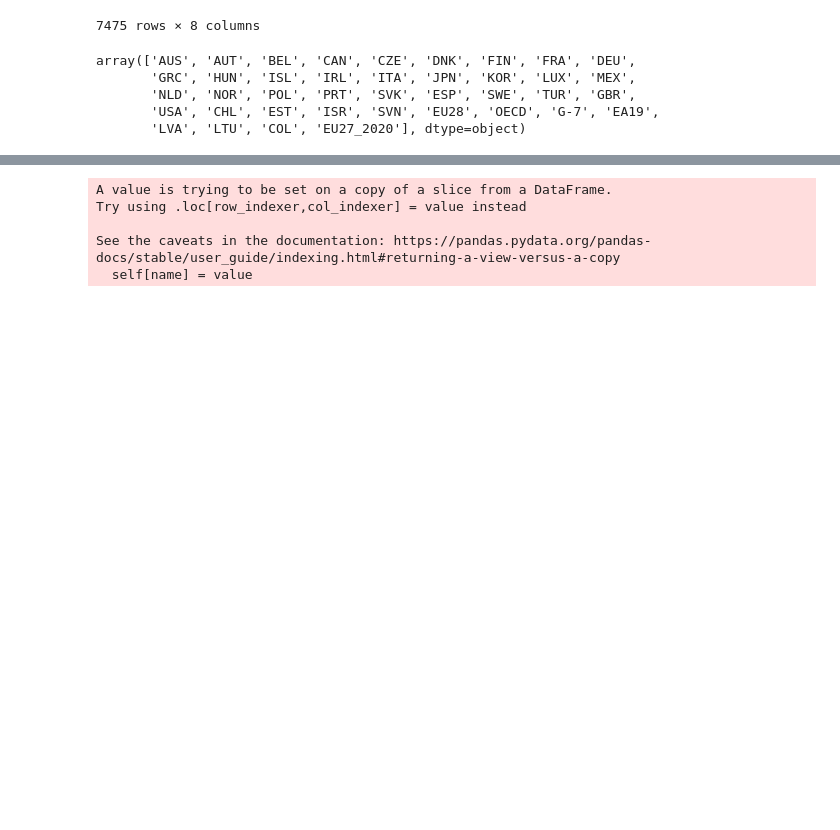
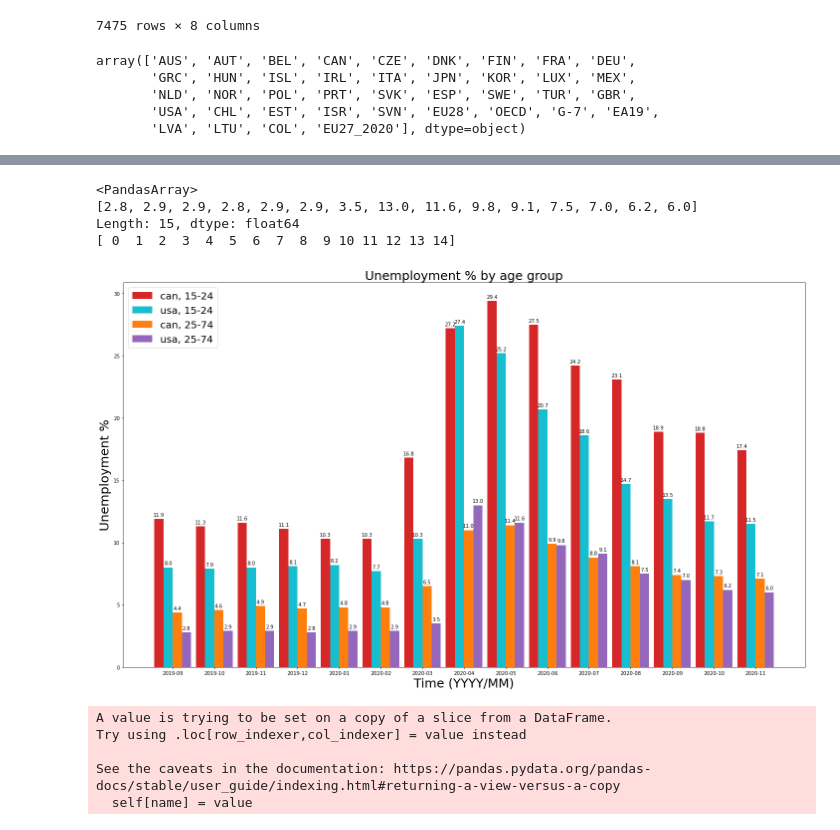
Before and after one commit to dataseal-team-6/sadnan_working, a Jupyter notebook: project2.ipynb, the cells around one changed output, grey strips where cells are left out. Cells and saved outputs as stored; diff of their text form; code cells hidden in the pictures; blank space fills up the shorter version.

```diff
--- a/project2.ipynb
+++ b/project2.ipynb
@@ -51,0 +163,3 @@ ax.plot(df_usa.TIME, df_usa.Value, linewidth=2, alpha=0.6)
+# %%
+df4 = pd.read_csv('data/unemp_rate_age_group_oecd.csv')
+df4
@@ -51,0 +184,5 @@ ax.plot(df_usa.TIME, df_usa.Value, linewidth=2, alpha=0.6)
+# %%
+df4_can = df4.loc[(df4['LOCATION'] == 'CAN')]
+df4_usa = df4.loc[(df4['LOCATION'] == 'USA')]
+
+len(df4_can)
@@ -51,0 +229,3 @@ ax.plot(df_usa.TIME, df_usa.Value, linewidth=2, alpha=0.6)
+# %%
+df5 = pd.read_csv('data/unemp_rate_age_group_25_74_oecd.csv')
+df5
@@ -51,0 +250,5 @@ ax.plot(df_usa.TIME, df_usa.Value, linewidth=2, alpha=0.6)
+# %%
+df5_can = df5.loc[(df5['LOCATION'] == 'CAN')]
+df5_usa = df5.loc[(df5['LOCATION'] == 'USA')]
+
+len(df5_can)
@@ -52,3 +295,65 @@ ax.plot(df_usa.TIME, df_usa.Value, linewidth=2, alpha=0.6)
+# %%
+def autolabel(rects):
+    """Attach a text label above each bar in *rects*, displaying its height."""
+    for rect in rects:
+        height = rect.get_height()
+        ax.annotate('{}'.format(height),
+                    xy=(rect.get_x() + rect.get_width() / 2, height),
+                    xytext=(0, 3),  # 3 points vertical offset
+                    textcoords="offset points",
+                    ha='center', va='bottom')
+
+labels = df4_can.TIME
+len(labels)
+
+can_15_24 = df4_can.Value.round(1).array
+usa_15_24 = df4_usa.Value.round(1).array
+can_25_74 = df5_can.Value.round(1).array
+usa_25_74 = df5_usa.Value.round(1).array
+
+print(usa_25_74)
+
+
+# x = np.arange(len(labels))  # the label locations
+print(x)
+width = 0.22  # the width of the bars
+
+r1 = np.arange(len(labels))
+r2 = [x + width for x in r1]
+r3 = [x + width for x in r2]
+r4 = [x + width for x in r3]
+
+
+fig, ax = plt.subplots(figsize = (20,12))
+rects1 = ax.bar(r1, can_15_24, width, label='can, 15-24', color='C3')
+rects2 = ax.bar(r2, usa_15_24, width, label='usa, 15-24', color='C9')
+rects3 = ax.bar(r3,can_25_74, width, label='can, 25-74', color='C1')
+rects4 = ax.bar(r4,usa_25_74, width, label='usa, 25-74', color='C4')
+
+# Add some text for labels, title and custom x-axis tick labels, etc.
+ax.set_ylabel('Unemployment %', fontsize=25)
+ax.set_xlabel('Time (YYYY/MM)', fontsize=25)
+ax.set_title('Unemployment % by age group', fontsize=25)
+ax.set_xticks([r + 1.5 * width for r in range(len(can_15_24))])
+ax.set_xticklabels(labels)
+ax.legend(fontsize=25)
+ax.legend(loc='upper left', fontsize=20)
+
+
+autolabel(rects1)
+autolabel(rects2)
+autolabel(rects3)
+autolabel(rects4)
+
+fig.tight_layout()
+
+plt.show()
+# %% [output]
+<PandasArray>
+[2.8, 2.9, 2.9, 2.8, 2.9, 2.9, 3.5, 13.0, 11.6, 9.8, 9.1, 7.5, 7.0, 6.2, 6.0]
+Length: 15, dtype: float64
+[ 0  1  2  3  4  5  6  7  8  9 10 11 12 13 14]
+[figure, added]
 # %%
 df = df.loc[(df['LOCATION'] == 'CAN')|(df['LOCATION'] == 'USA')]
 df.TIME = pd.to_datetime(df.TIME)
```
Also changed, not shown: parts of 15 cells of this notebook, 2 other files.
